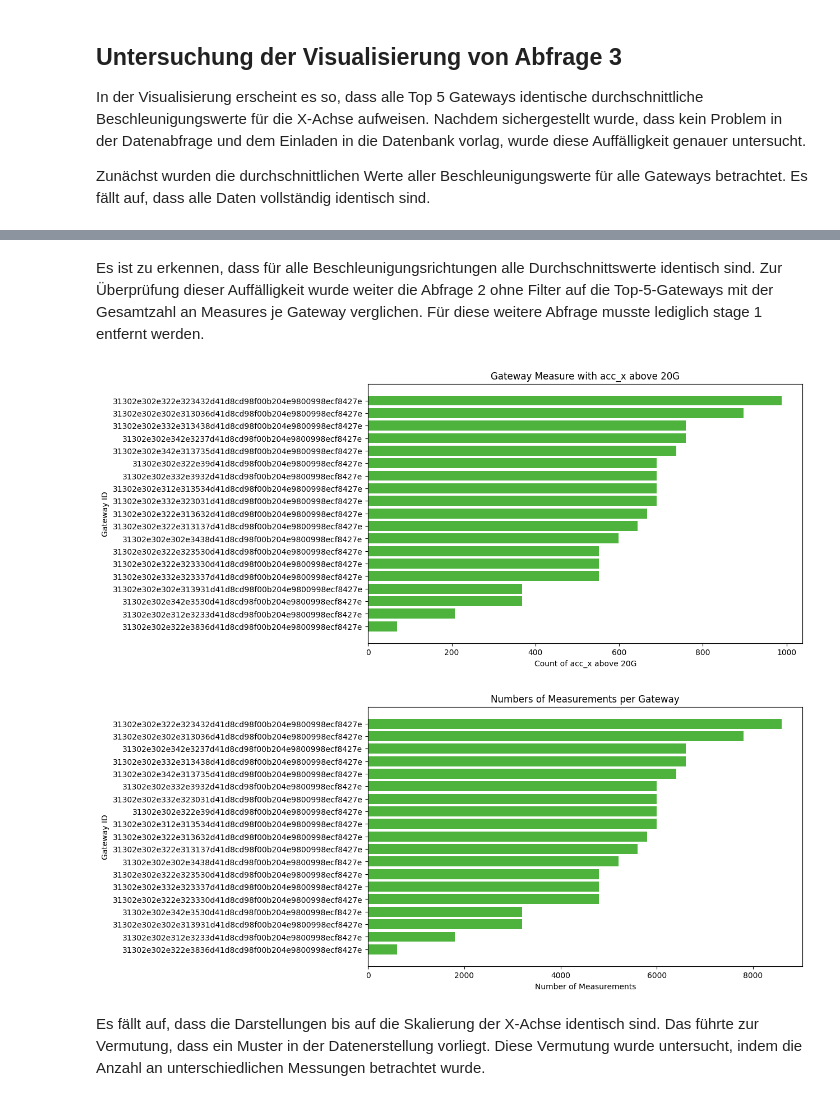
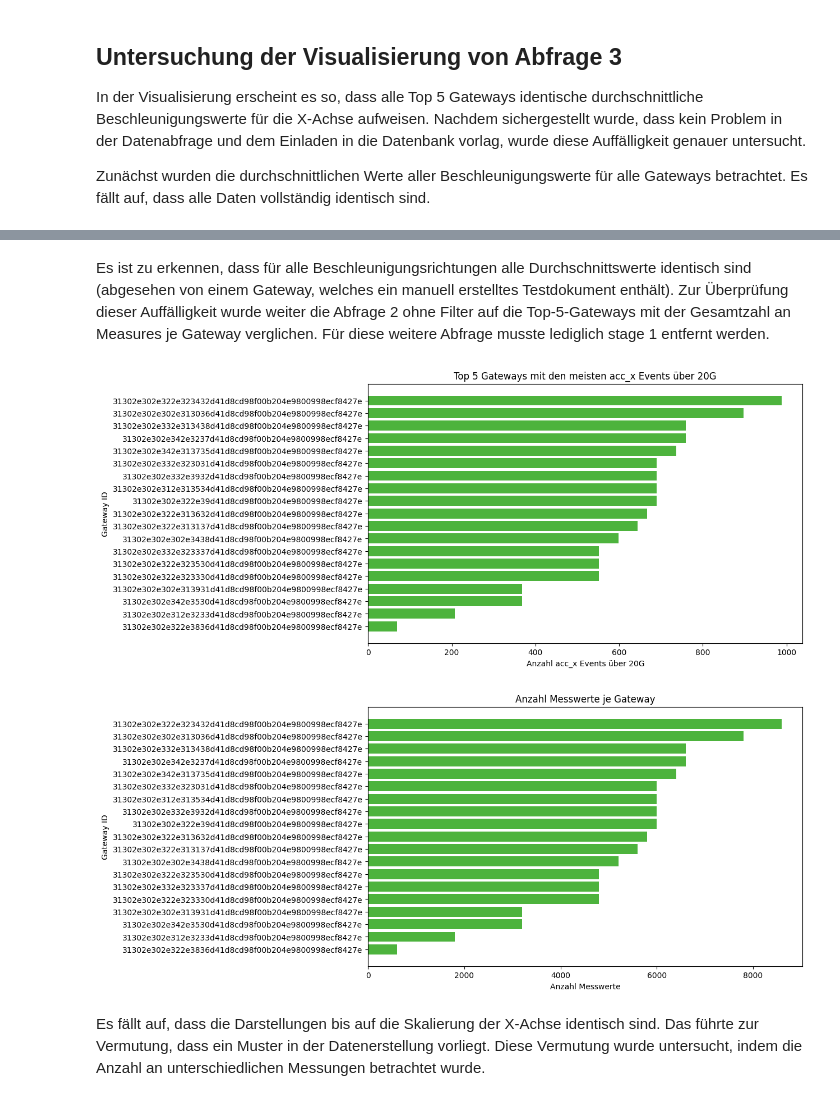
Before and after one commit to vladislabv/etl-pipeline-big-data, a Jupyter notebook: src/mongodb_queries.ipynb, the cells around one changed output, grey strips where cells are left out. Saved outputs shown, nothing was run; the diff lists cells and outputs as text; code cells hidden in the pictures.

```diff
--- a/src/mongodb_queries.ipynb
+++ b/src/mongodb_queries.ipynb
@@ -192,41 +190,41 @@ Gateway ID: 31302e302e332e323031d41d8cd98f00b204e9800998ecf8427e, Average acc_x:
 # %% [markdown]
-Es ist zu erkennen, dass für alle Beschleunigungsrichtungen alle Durchschnittswerte identisch sind. Zur Überprüfung dieser Auffälligkeit wurde weiter die Abfrage 2 ohne Filter auf die Top-5-Gateways mit der Gesamtzahl an Measures je Gateway verglichen. Für diese weitere Abfrage musste lediglich stage 1 entfernt werden.
+Es ist zu erkennen, dass für alle Beschleunigungsrichtungen alle Durchschnittswerte identisch sind (abgesehen von einem Gateway, welches ein manuell erstelltes Testdokument enthält). Zur Überprüfung dieser Auffälligkeit wurde weiter die Abfrage 2 ohne Filter auf die Top-5-Gateways mit der Gesamtzahl an Measures je Gateway verglichen. Für diese weitere Abfrage musste lediglich stage 1 entfernt werden.
 # %%
 # copy of query 2
 pipeline = [
     # stage 1: Filter documents where acc_x is above the threshold
     {
         "$match": {
             "acc_x": {"$gt": 200}
         }
     },
-    # Stage 2: Group by gateway_id and count the documents
+    # stage 2: Group by gateway_id and count the documents
     {
         "$group": {
             "_id": "$gateway_id",
             "count_acc_x_above_20g": {"$sum": 1}
         }
     }
 ]
 
-# Execute the aggregation query
+# execute the aggregation query
 results_acc_x = list(measures_collection.aggregate(pipeline))
 
 # convert the results to a pandas DataFrame
 df_acc_x_above_threshold = pd.DataFrame(results_acc_x)
 
-# Sort the DataFrame by the count values and filter on top 5 results
+# sort the dataframe by the count values and filter on top 5 results
 df_sorted_acc_x = df_acc_x_above_threshold.sort_values(by='count_acc_x_above_20g', ascending=False).sort_values(by='count_acc_x_above_20g', ascending=True)
 
 plt.figure(figsize=(10, 6))
-# Plot x data
+# plot x data
 plt.barh(df_sorted_acc_x['_id'], df_sorted_acc_x['count_acc_x_above_20g'], color=mongodb_green)
-plt.xlabel('Count of acc_x above 20G')
+plt.xlabel('Anzahl acc_x Events über 20G')
 plt.ylabel('Gateway ID')
-plt.title('Gateway Measure with acc_x above 20G')
+plt.title('Top 5 Gateways mit den meisten acc_x Events über 20G')
 plt.show()
 # %% [output]
-[figure, old version]
+[figure, new version]
 # %%
 pipeline = [
     # stage 2: group by gateway_id and count the documents
@@ -248,14 +246,14 @@ df_acc_x_above_threshold = pd.DataFrame(results_acc_x)
 df_sorted_acc_x = df_acc_x_above_threshold.sort_values(by='count_acc', ascending=False).sort_values(by='count_acc', ascending=True)
 
 plt.figure(figsize=(10, 6))
-# Plot x data
+# plot x data
 plt.barh(df_sorted_acc_x['_id'], df_sorted_acc_x['count_acc'], color=mongodb_green)
-plt.xlabel('Number of Measurements')
+plt.xlabel('Anzahl Messwerte')
 plt.ylabel('Gateway ID')
-plt.title('Numbers of Measurements per Gateway')
+plt.title('Anzahl Messwerte je Gateway')
 plt.show()
 # %% [output]
-[figure, old version]
+[figure, new version]
 # %% [markdown]
 Es fällt auf, dass die Darstellungen bis auf die Skalierung der X-Achse identisch sind. Das führte zur Vermutung, dass ein Muster in der Datenerstellung vorliegt. Diese Vermutung wurde untersucht, indem die Anzahl an unterschiedlichen Messungen betrachtet wurde.
 # %%
```
Also changed, not shown: parts of 13 cells of this notebook, 4 other files.
